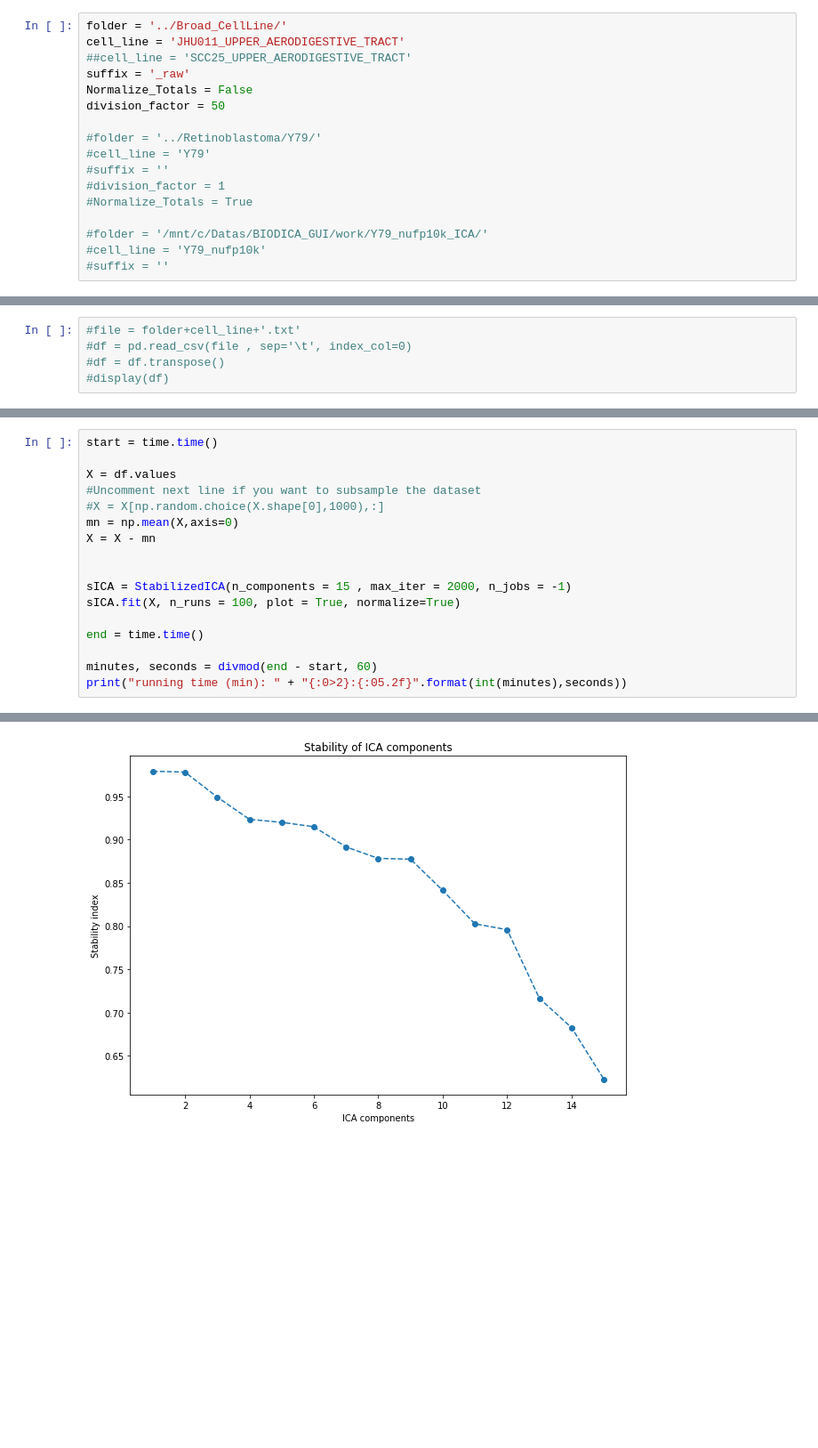
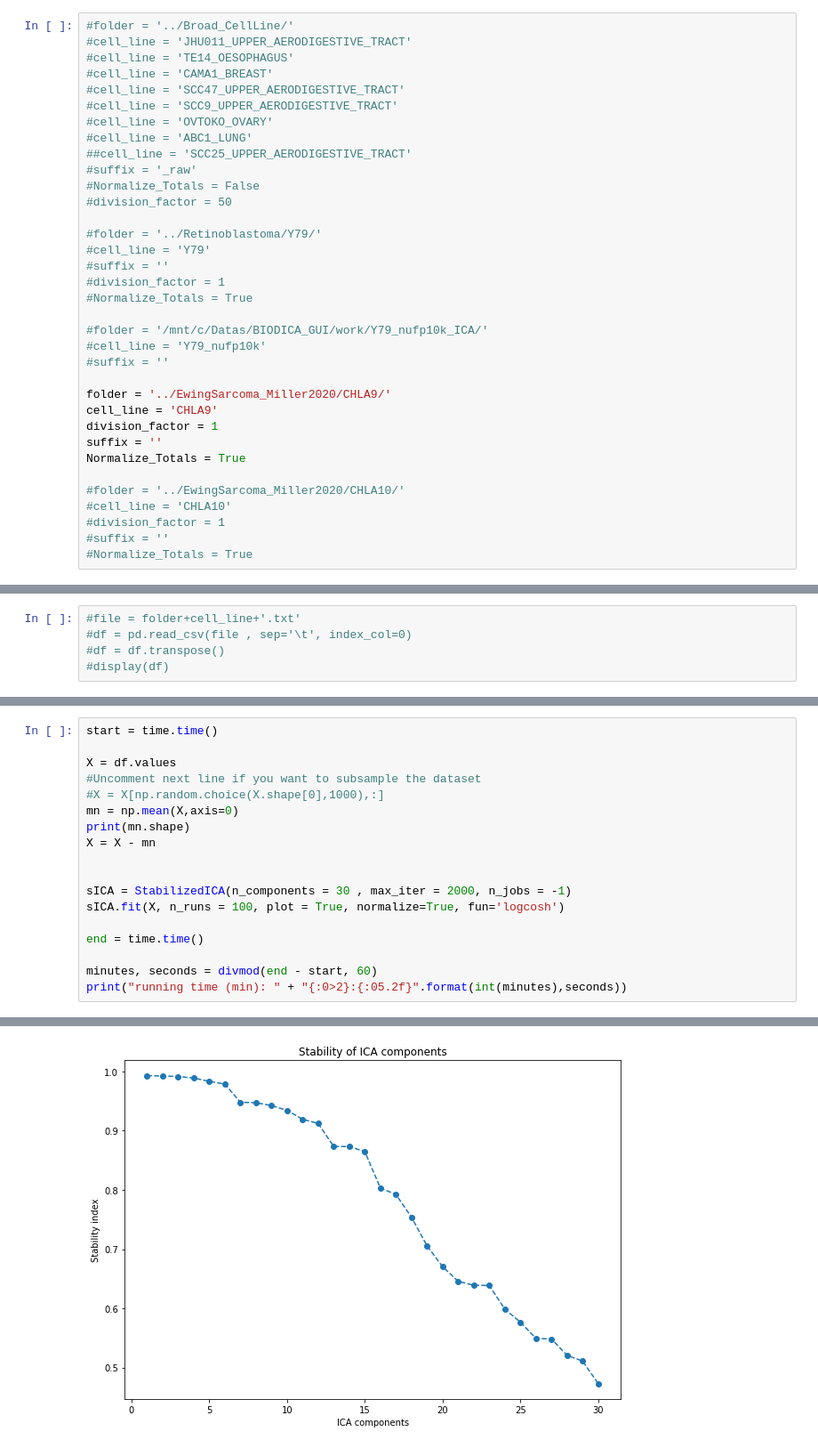
Before and after one commit to auranic/BroadCellLine_scRNASeq_analysis, a Jupyter notebook: ICA_analysis_of_single_cell_data.ipynb, the cells around one changed output, grey strips where cells are left out. Shown at 89% size. Saved outputs shown, nothing was run; the diff lists cells and outputs as text; blank space fills up the shorter version.

```diff
--- a/ICA_analysis_of_single_cell_data.ipynb
+++ b/ICA_analysis_of_single_cell_data.ipynb
@@ -143,10 +157,16 @@ def load_weighted_signature_file(file):
 # %%
-folder = '../Broad_CellLine/'
-cell_line = 'JHU011_UPPER_AERODIGESTIVE_TRACT'
+#folder = '../Broad_CellLine/'
+#cell_line = 'JHU011_UPPER_AERODIGESTIVE_TRACT'
+#cell_line = 'TE14_OESOPHAGUS'
+#cell_line = 'CAMA1_BREAST'
+#cell_line = 'SCC47_UPPER_AERODIGESTIVE_TRACT'
+#cell_line = 'SCC9_UPPER_AERODIGESTIVE_TRACT'
+#cell_line = 'OVTOKO_OVARY'
+#cell_line = 'ABC1_LUNG'
 ##cell_line = 'SCC25_UPPER_AERODIGESTIVE_TRACT'
-suffix = '_raw'
-Normalize_Totals = False
-division_factor = 50
+#suffix = '_raw'
+#Normalize_Totals = False
+#division_factor = 50
 
 #folder = '../Retinoblastoma/Y79/'
 #cell_line = 'Y79'
@@ -157,6 +177,18 @@ division_factor = 50
 #folder = '/mnt/c/Datas/BIODICA_GUI/work/Y79_nufp10k_ICA/'
 #cell_line = 'Y79_nufp10k'
 #suffix = ''
+
+folder = '../EwingSarcoma_Miller2020/CHLA9/'
+cell_line = 'CHLA9'
+division_factor = 1
+suffix = ''
+Normalize_Totals = True
+
+#folder = '../EwingSarcoma_Miller2020/CHLA10/'
+#cell_line = 'CHLA10'
+#division_factor = 1
+#suffix = ''
+#Normalize_Totals = True
 # %%
 # This cell is specific to Broad cell line collection
 # It extracts a cell line from the large CPM_data.txt file
@@ -283,11 +319,12 @@ X = df.values
 #Uncomment next line if you want to subsample the dataset
 #X = X[np.random.choice(X.shape[0],1000),:]
 mn = np.mean(X,axis=0)
+print(mn.shape)
 X = X - mn
 
 
-sICA = StabilizedICA(n_components = 15 , max_iter = 2000, n_jobs = -1)
-sICA.fit(X, n_runs = 100, plot = True, normalize=True)
+sICA = StabilizedICA(n_components = 30 , max_iter = 2000, n_jobs = -1)
+sICA.fit(X, n_runs = 100, plot = True, normalize=True, fun='logcosh')
 
 end = time.time()
 
@@ -298,3 +336,3 @@ running time (min): 02:32.34
-[figure, old version]
+[figure, new version]
 # %%
 Metagenes = pd.DataFrame(sICA.S_ , columns = df.columns , index = ['IC'+ str(i+1) for i in range(sICA.S_.shape[0])])
```
Also changed, not shown: parts of 16 cells of this notebook.
